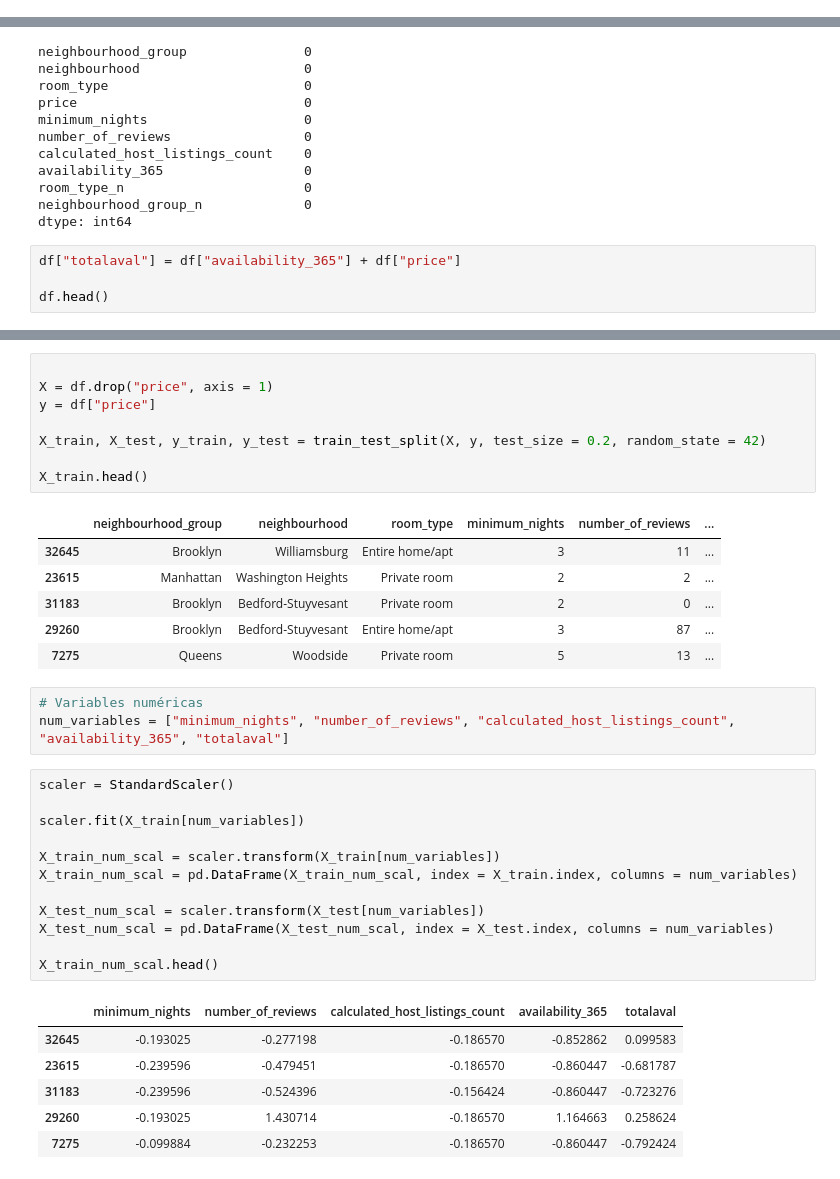
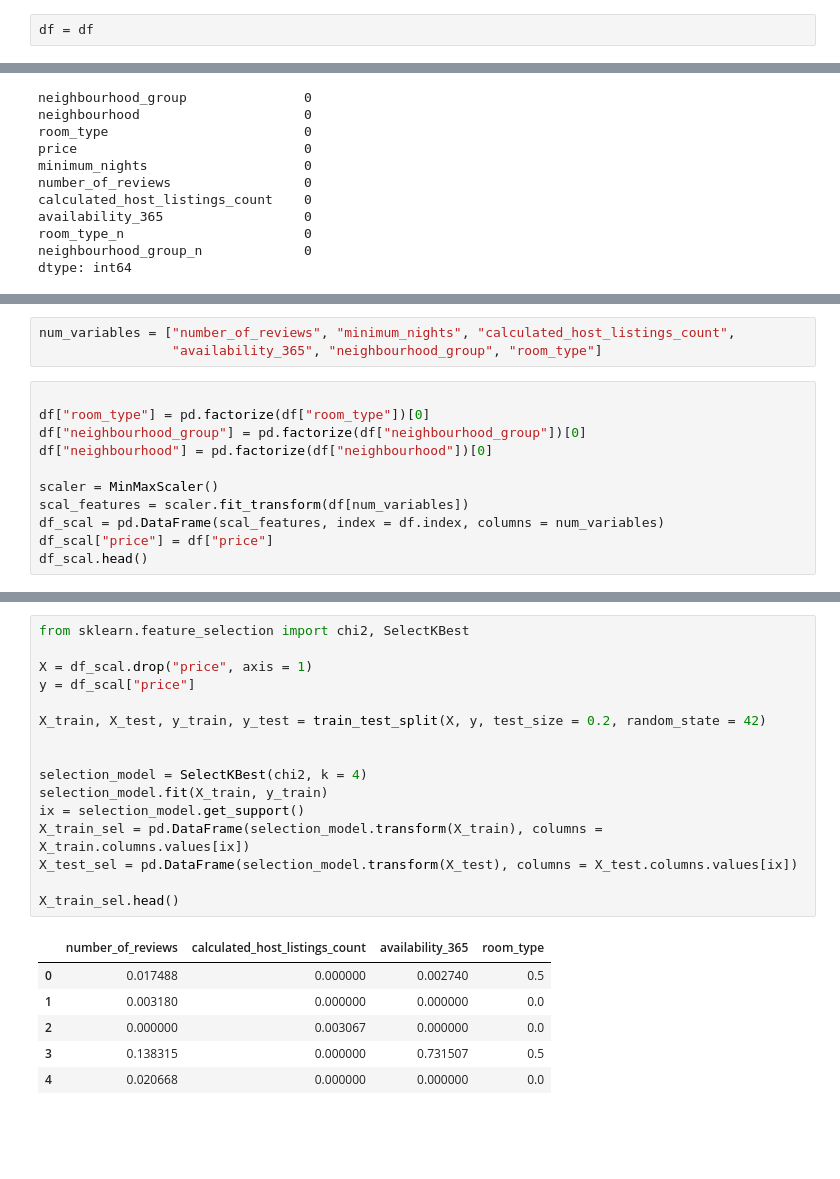
Before and after one commit to AnderTxuCode/machine-learning, a Jupyter notebook: src/explore.ipynb, the cells around one changed output, grey strips where cells are left out. Drawn from its saved outputs; the diff is of its cells as text; blank space fills up the shorter version.

```diff
--- a/src/explore.ipynb
+++ b/src/explore.ipynb
@@ -486,3 +586,5 @@ Name: count, dtype: int64
+# %%
+df = df
 # %%
 df.isnull().sum().sort_values(ascending=False)
 # %% [output]
@@ -594,7 +692,3 @@ availability_365                  0
 room_type_n                       0
 neighbourhood_group_n             0
 dtype: int64
-# %%
-df["totalaval"] = df["availability_365"] + df["price"]
-
-df.head()
@@ -607,0 +704,14 @@ df.head()
+# %%
+num_variables = ["number_of_reviews", "minimum_nights", "calculated_host_listings_count",
+                 "availability_365", "neighbourhood_group", "room_type"]
+# %%
+
+df["room_type"] = pd.factorize(df["room_type"])[0]
+df["neighbourhood_group"] = pd.factorize(df["neighbourhood_group"])[0]
+df["neighbourhood"] = pd.factorize(df["neighbourhood"])[0]
+
+scaler = MinMaxScaler()
+scal_features = scaler.fit_transform(df[num_variables])
+df_scal = pd.DataFrame(scal_features, index = df.index, columns = num_variables)
+df_scal["price"] = df["price"]
+df_scal.head()
@@ -608,37 +725,23 @@ df.head()
 # %%
+from sklearn.feature_selection import chi2, SelectKBest
 
-X = df.drop("price", axis = 1)
-y = df["price"]
+X = df_scal.drop("price", axis = 1)
+y = df_scal["price"]
 
 X_train, X_test, y_train, y_test = train_test_split(X, y, test_size = 0.2, random_state = 42)
 
-X_train.head()
+
+selection_model = SelectKBest(chi2, k = 4)
+selection_model.fit(X_train, y_train)
+ix = selection_model.get_support()
+X_train_sel = pd.DataFrame(selection_model.transform(X_train), columns = X_train.columns.values[ix])
+X_test_sel = pd.DataFrame(selection_model.transform(X_test), columns = X_test.columns.values[ix])
+
+X_train_sel.head()
 # %% [output]
-|  | neighbourhood_group | neighbourhood | room_type | minimum_nights | number_of_reviews | ... |
-| 32645 | Brooklyn | Williamsburg | Entire home/apt | 3 | 11 | ... |
-| 23615 | Manhattan | Washington Heights | Private room | 2 | 2 | ... |
-| 31183 | Brooklyn | Bedford-Stuyvesant | Private room | 2 | 0 | ... |
-| 29260 | Brooklyn | Bedford-Stuyvesant | Entire home/apt | 3 | 87 | ... |
-| 7275 | Queens | Woodside | Private room | 5 | 13 | ... |
+|  | number_of_reviews | calculated_host_listings_count | availability_365 | room_type |
+| 0 | 0.017488 | 0.000000 | 0.002740 | 0.5 |
+| 1 | 0.003180 | 0.000000 | 0.000000 | 0.0 |
+| 2 | 0.000000 | 0.003067 | 0.000000 | 0.0 |
+| 3 | 0.138315 | 0.000000 | 0.731507 | 0.5 |
+| 4 | 0.020668 | 0.000000 | 0.000000 | 0.0 |
-# %%
-# Variables numéricas
-num_variables = ["minimum_nights", "number_of_reviews", "calculated_host_listings_count", "availability_365", "totalaval"]
-# %%
-scaler = StandardScaler()
-
-scaler.fit(X_train[num_variables])
-
-X_train_num_scal = scaler.transform(X_train[num_variables])
-X_train_num_scal = pd.DataFrame(X_train_num_scal, index = X_train.index, columns = num_variables)
-
-X_test_num_scal = scaler.transform(X_test[num_variables])
-X_test_num_scal = pd.DataFrame(X_test_num_scal, index = X_test.index, columns = num_variables)
-
-X_train_num_scal.head()
-# %% [output]
-|  | minimum_nights | number_of_reviews | calculated_host_listings_count | availability_365 | totalaval |
-| 32645 | -0.193025 | -0.277198 | -0.186570 | -0.852862 | 0.099583 |
-| 23615 | -0.239596 | -0.479451 | -0.186570 | -0.860447 | -0.681787 |
-| 31183 | -0.239596 | -0.524396 | -0.156424 | -0.860447 | -0.723276 |
-| 29260 | -0.193025 | 1.430714 | -0.186570 | 1.164663 | 0.258624 |
-| 7275 | -0.099884 | -0.232253 | -0.186570 | -0.860447 | -0.792424 |
```
Also changed, not shown: parts of 36 cells of this notebook.
